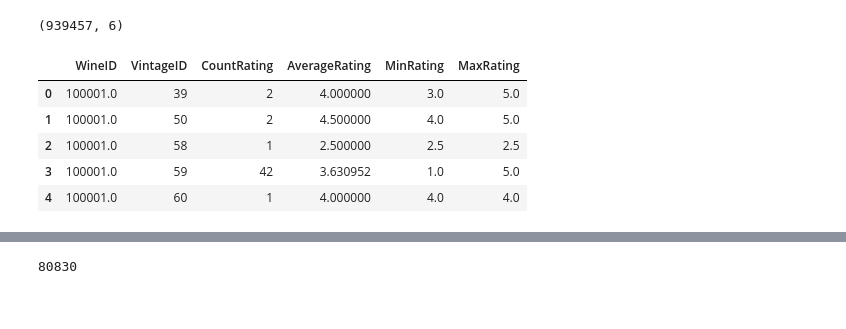
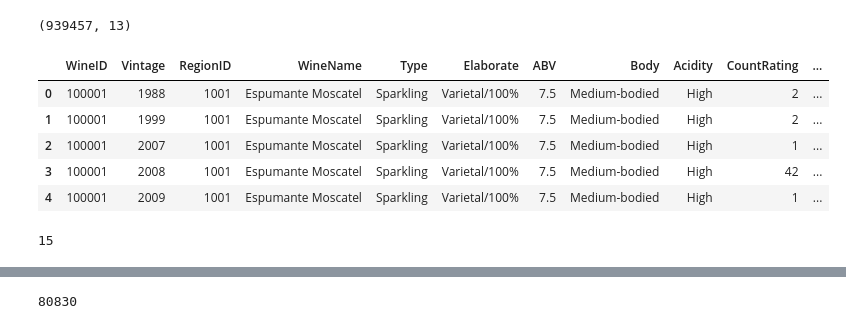
Before and after one commit to 5IF-PSAT/Wine-Comparison, a Jupyter notebook: test.ipynb, the cells around one changed output, grey strips where cells are left out. Saved outputs shown, nothing was run; the diff lists cells and outputs as text; code cells hidden in the pictures.

```diff
--- a/test.ipynb
+++ b/test.ipynb
@@ -4,14 +4,14 @@ import numpy as np
 import pyarrow.parquet as pq
 import pyarrow as pa
 # %%
-ratings = pq.read_table('../data/aggregated_ratings.parquet').to_pandas()
-print(ratings.shape)
-ratings.head()
+original_wine_ratings = pq.read_table('../data/join_wine_agg_rating.parquet').to_pandas()
+print(original_wine_ratings.shape)
+original_wine_ratings.head()
 # %% [output]
-(939457, 6)
+(939457, 13)
-|  | WineID | VintageID | CountRating | AverageRating | MinRating | MaxRating |
-| 0 | 100001.0 | 39 | 2 | 4.000000 | 3.0 | 5.0 |
-| 1 | 100001.0 | 50 | 2 | 4.500000 | 4.0 | 5.0 |
-| 2 | 100001.0 | 58 | 1 | 2.500000 | 2.5 | 2.5 |
-| 3 | 100001.0 | 59 | 42 | 3.630952 | 1.0 | 5.0 |
-| 4 | 100001.0 | 60 | 1 | 4.000000 | 4.0 | 4.0 |
+|  | WineID | Vintage | RegionID | WineName | Type | Elaborate | ABV | Body | Acidity | CountRating | ... |
+| 0 | 100001 | 1988 | 1001 | Espumante Moscatel | Sparkling | Varietal/100% | 7.5 | Medium-bodied | High | 2 | ... |
+| 1 | 100001 | 1999 | 1001 | Espumante Moscatel | Sparkling | Varietal/100% | 7.5 | Medium-bodied | High | 2 | ... |
+| 2 | 100001 | 2007 | 1001 | Espumante Moscatel | Sparkling | Varietal/100% | 7.5 | Medium-bodied | High | 1 | ... |
+| 3 | 100001 | 2008 | 1001 | Espumante Moscatel | Sparkling | Varietal/100% | 7.5 | Medium-bodied | High | 42 | ... |
+| 4 | 100001 | 2009 | 1001 | Espumante Moscatel | Sparkling | Varietal/100% | 7.5 | Medium-bodied | High | 1 | ... |
@@ -18,4 +20,6 @@ ratings.head()
 # %%
 #count number of values = 100001 in colume 'WineID'
-len(ratings[ratings['WineID'] == 100001])
+len(wine_ratings[wine_ratings['WineID'] == 100001])
+# %% [output]
+15
 # %%
```
Also changed, not shown: parts of 24 cells of this notebook.
